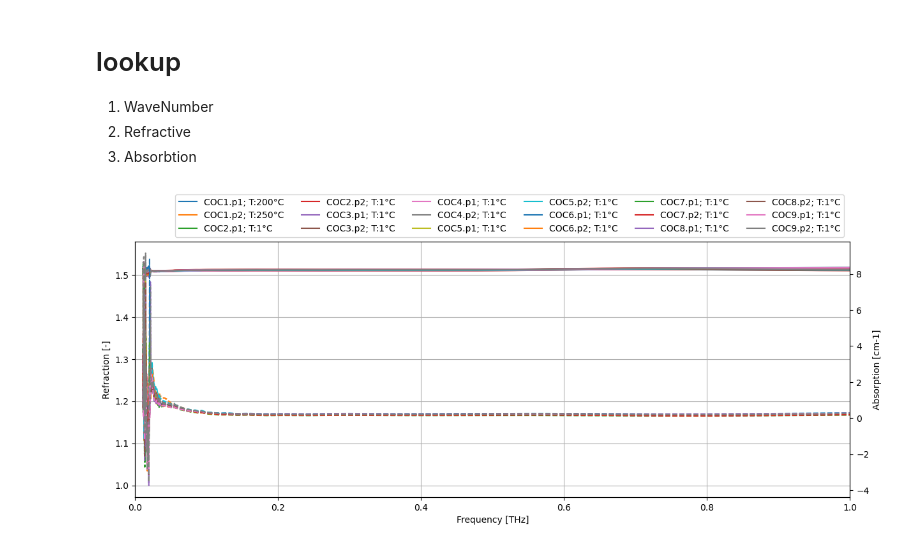
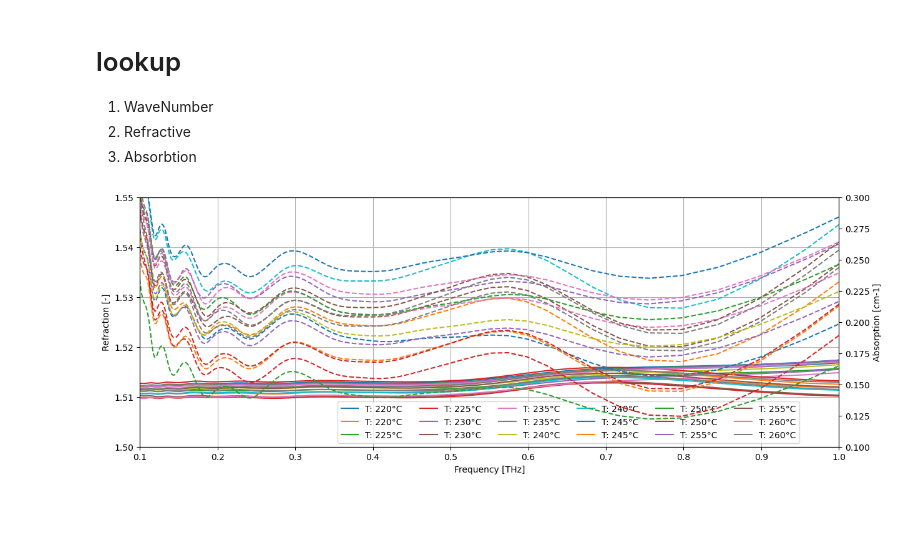
Before and after one commit to dextervipera/COC_Grecube_lib, a Jupyter notebook: Grecube_TDS_sandbox.ipynb, the cells around one changed output. Drawn from its saved outputs; the diff is of its cells as text; code cells hidden in the pictures; blank space fills up the shorter version.

```diff
--- a/Grecube_TDS_sandbox.ipynb
+++ b/Grecube_TDS_sandbox.ipynb
@@ -40,54 +40,56 @@ _xax_mlt = 10e-12
 _xax_label_unit = 'THz'
 _figsize=(7,5)
 _ax_size = [.1,.1,1.6,.8]
 refabs_fig = plt.figure(figsize=_figsize)
 ref_ax = refabs_fig.add_axes(_ax_size)
 abs_ax = ref_ax.twinx()
 
 _name_temperature_map = {
-    'COC1_P1 C_4021 001.csv':'200',
-    'COC1_P2 C_4041 002.csv':'250',
-    'COC2_P1 C_4022 001.csv':'1',
-    'COC2_P2 C_4055 001.csv':'1',
-    'COC3_P1 C_4015 001.csv':'1',
-    'COC3_P2 C_4011 001.csv':'1',
-    'COC4_P1 C_4019 001.csv':'1',
-    'COC4_P2 C_4002 001.csv':'1',
-    'COC5_P1 C_3971 001.csv':'1',
-    'COC5_P2 C_3981 001.csv':'1',
-    'COC6_P1 C_3989 001.csv':'1',
-    'COC6_P2 C_3987 001.csv':'1',
-    'COC7_P1 C_3978 001.csv':'1',
-    'COC7_P2 C_3976 001.csv':'1',
-    'COC8_P1 C_3951 001.csv':'1',
-    'COC8_P2 C_3964 001.csv':'1',
-    'COC9_P1 C_3952 001.csv':'1',
-    'COC9_P2 C_3941 001.csv':'1'}
+    'COC1_P1 C_4021 001.csv':'220',
+    'COC1_P2 C_4041 002.csv':'220',
+    'COC2_P1 C_4022 001.csv':'225',
+    'COC2_P2 C_4055 001.csv':'225',
+    'COC3_P1 C_4015 001.csv':'230',
+    'COC3_P2 C_4011 001.csv':'230',
+    'COC4_P1 C_4019 001.csv':'235',
+    'COC4_P2 C_4002 001.csv':'235',
+    'COC5_P1 C_3971 001.csv':'240',
+    'COC5_P2 C_3981 001.csv':'240',
+    'COC6_P1 C_3989 001.csv':'245',
+    'COC6_P2 C_3987 001.csv':'245',
+    'COC7_P1 C_3978 001.csv':'250',
+    'COC7_P2 C_3976 001.csv':'250',
+    'COC8_P1 C_3951 001.csv':'255',
+    'COC8_P2 C_3964 001.csv':'255',
+    'COC9_P1 C_3952 001.csv':'260',
+    'COC9_P2 C_3941 001.csv':'260'}
 
 def name_map(filename, __name_temperature_map) ->str:
     s_id = filename[:4]
     s_p = filename[6]
-    return f"{s_id}.p{s_p}; T:{__name_temperature_map.get(filename)}°C"
+    return f"T: {__name_temperature_map.get(filename)}°C"
 
 name = {}
 
 for sample, serie in data.items():
     ref_ax.plot(_C1000/serie.WaveNumber*_xax_mlt, serie.Refractive,
                 label=name_map(sample, _name_temperature_map))
     abs_ax.plot(_C1000/serie.WaveNumber*_xax_mlt, serie.Absorption, '--',
                 label=name_map(sample, _name_temperature_map))
-ref_ax.legend(bbox_to_anchor=(0.05, 1, 0, 0), ncol = 6)
+ref_ax.legend(bbox_to_anchor=(0.95, 0.2, 0, 0), ncol = 6)
 #abs_ax.legend(loc='lower right')
 #ref_ax.axis.set_major_formatter(ticker.FormatStrFormatter('%0.1f THz'))
 
-ref_ax.set_xlim([0,1])
+ref_ax.set_xlim([0.1,1])
+ref_ax.set_ylim([1.5,1.55])
+abs_ax.set_ylim([0.1,0.3])
 ref_ax.set_xlabel(f"Frequency [{_xax_label_unit}]")
 ref_ax.set_ylabel("Refraction [-]")
 abs_ax.set_ylabel("Absorption [cm-1]")
 ref_ax.grid()
 plt.tight_layout()
 plt.savefig("wykres.png", bbox_inches = 'tight')
 # %% [output]
-[figure, old version]
+[figure, new version]
 # %%
 data.keys()
```
Also changed, not shown: parts of 2 cells of this notebook.
